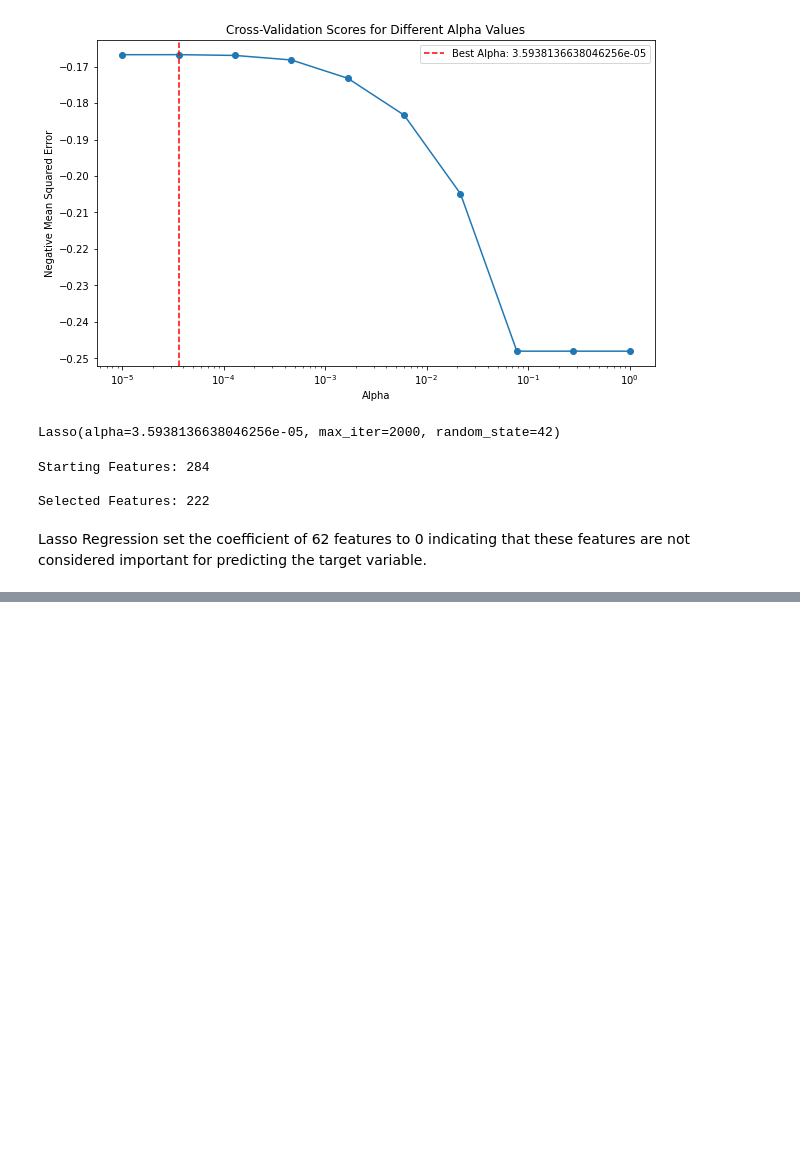
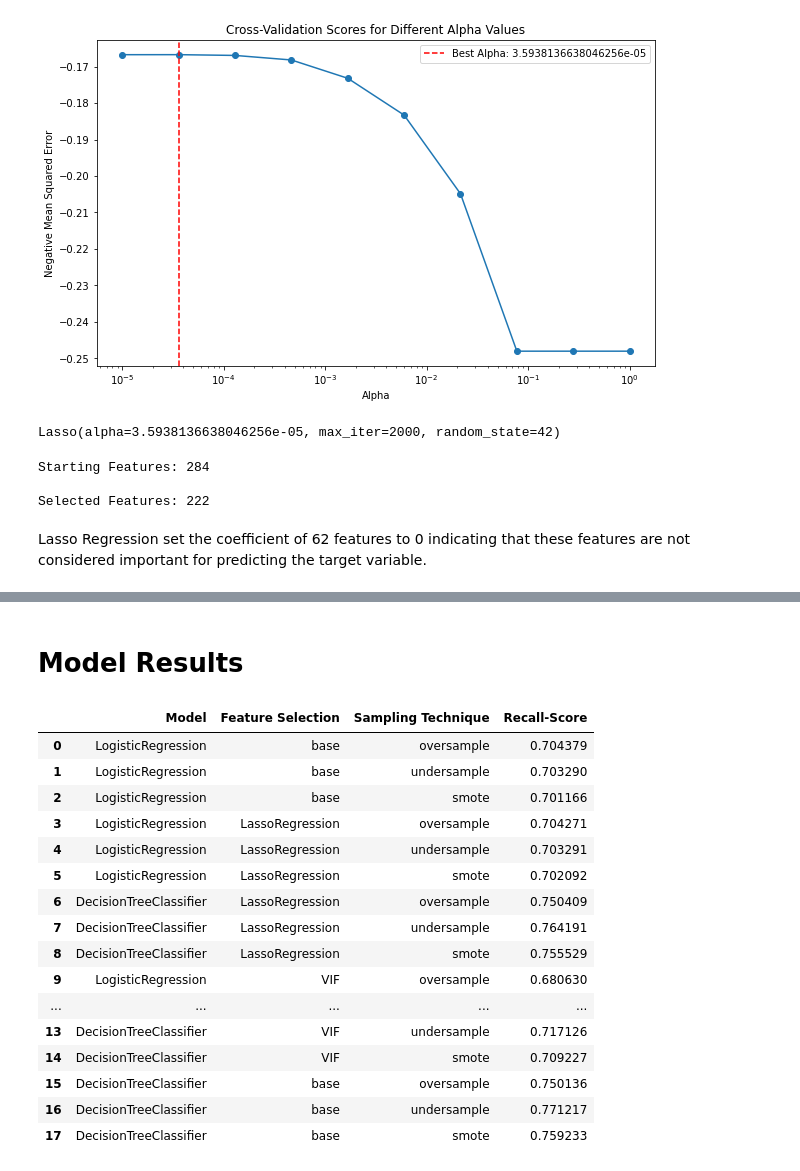
Before and after one commit to silver032/phase3project, a Jupyter notebook: tanzanian_water_wells.ipynb, the cells around one changed output, grey strips where cells are left out. Drawn from its saved outputs; the diff is of its cells as text; code cells hidden in the pictures; blank space fills up the shorter version.

```diff
--- a/tanzanian_water_wells.ipynb
+++ b/tanzanian_water_wells.ipynb
@@ -869,0 +1041,37 @@ Log: {('LogisticRegression', 'base', 'oversample'): 0.7043794944655426, ('Logist
+# %% [markdown]
+# Model Results
+# %%
+# Extracting the log dictionary
+log_dict = cross_validator.log
+
+# Initialize an empty list to store the rows
+log_list = []
+
+# Iterate over the log dictionary and append each entry as a tuple to the list
+for key, value in log_dict.items():
+    model, feature_selection, sampling = key
+    score = value
+    log_list.append((model, feature_selection, sampling, score))
+# %%
+# Convert the list to a DataFrame
+log_df = pd.DataFrame(log_list, columns=['Model', 'Feature Selection', 'Sampling Technique', 'Recall-Score'])
+# %%
+log_df
+# %% [output]
+|  | Model | Feature Selection | Sampling Technique | Recall-Score |
+| 0 | LogisticRegression | base | oversample | 0.704379 |
+| 1 | LogisticRegression | base | undersample | 0.703290 |
+| 2 | LogisticRegression | base | smote | 0.701166 |
+| 3 | LogisticRegression | LassoRegression | oversample | 0.704271 |
+| 4 | LogisticRegression | LassoRegression | undersample | 0.703291 |
+| 5 | LogisticRegression | LassoRegression | smote | 0.702092 |
+| 6 | DecisionTreeClassifier | LassoRegression | oversample | 0.750409 |
+| 7 | DecisionTreeClassifier | LassoRegression | undersample | 0.764191 |
+| 8 | DecisionTreeClassifier | LassoRegression | smote | 0.755529 |
+| 9 | LogisticRegression | VIF | oversample | 0.680630 |
+| ... | ... | ... | ... | ... |
+| 13 | DecisionTreeClassifier | VIF | undersample | 0.717126 |
+| 14 | DecisionTreeClassifier | VIF | smote | 0.709227 |
+| 15 | DecisionTreeClassifier | base | oversample | 0.750136 |
+| 16 | DecisionTreeClassifier | base | undersample | 0.771217 |
+| 17 | DecisionTreeClassifier | base | smote | 0.759233 |
```
Also changed, not shown: parts of 66 cells of this notebook, 1 other file.
